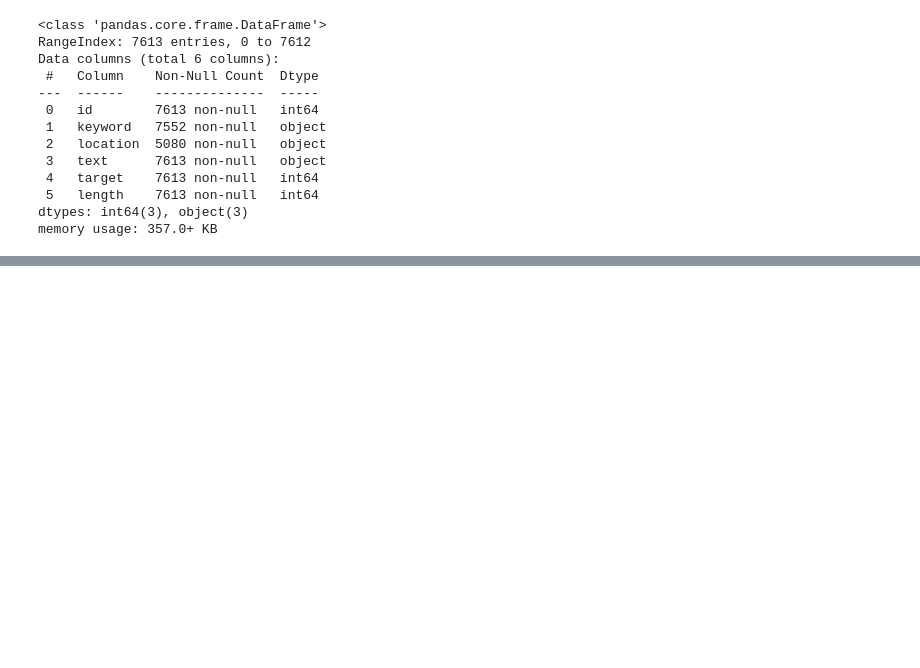
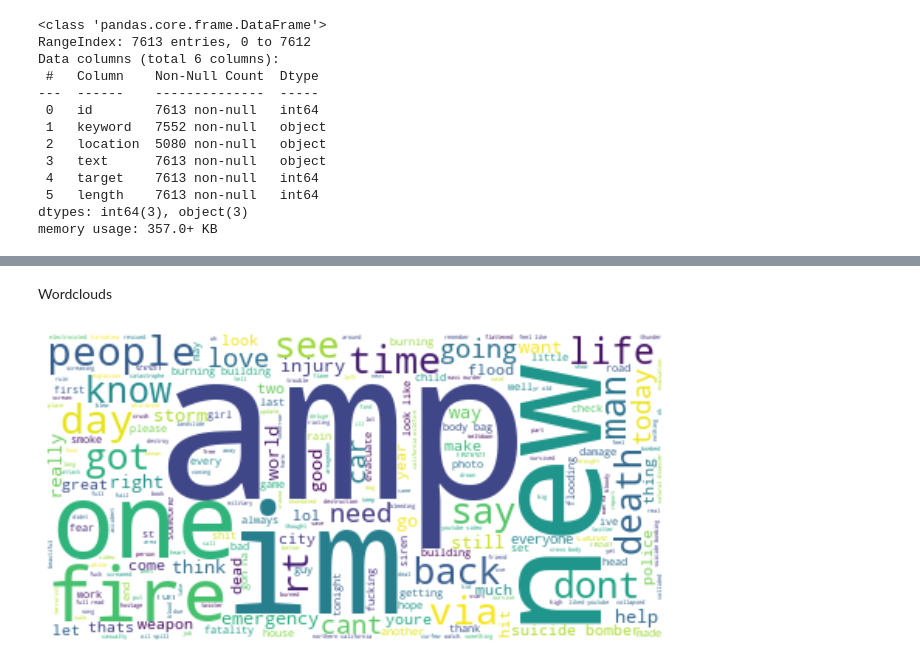
Before and after one commit to tomifarall/Orga-Datos-Tp1, a Jupyter notebook: analisis.ipynb, the cells around one changed output, grey strips where cells are left out. Saved outputs shown, nothing was run; the diff lists cells and outputs as text; code cells hidden in the pictures; blank space fills up the shorter version.

```diff
--- a/analisis.ipynb
+++ b/analisis.ipynb
@@ -218,0 +179,11 @@ data[data['text'].str.contains('Û')]['text'].to_list()
+# %%
+from nltk.stem.wordnet import WordNetLemmatizer
+lemmatizer = WordNetLemmatizer()
+# %%
+def lemmatize_tweet(tweet):
+    lemmatized_words = []
+    for word in tweet:
+        lemmatized_words.append(lemmatizer.lemmatize(word))
+    return lemmatized_words
+# %%
+data['clean_text'] = data['clean_text'].apply(lemmatize_tweet)
@@ -218,0 +199,2 @@ data[data['text'].str.contains('Û')]['text'].to_list()
+# %%
+data['clean_text'] = data['clean_text'].apply(lambda text:' '.join(text))
@@ -218,0 +210,11 @@ data[data['text'].str.contains('Û')]['text'].to_list()
+# %% [markdown]
+Wordclouds
+# %%
+#Reales y falsas
+wordcloud = WordCloud(background_color="white",max_words = 400).generate(' '.join(data['clean_text']))
+plt.figure(num=None, figsize=(10, 8), dpi=80, facecolor='w', edgecolor='k')
+plt.imshow(wordcloud, interpolation="bilinear")
+plt.axis("off")
+plt.show()
+# %% [output]
+[figure, added]
```
Also changed, not shown: parts of 56 cells of this notebook.
